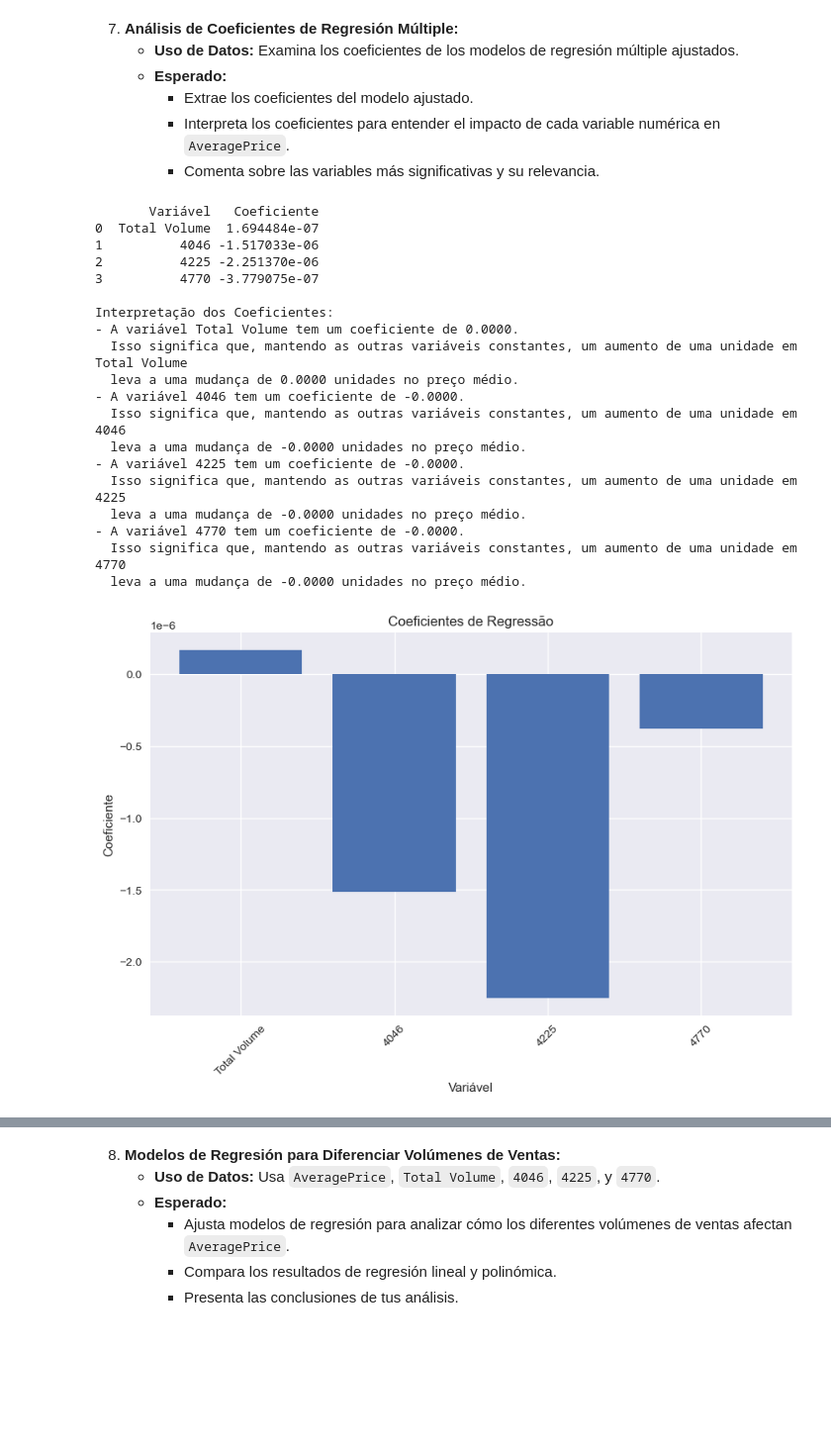
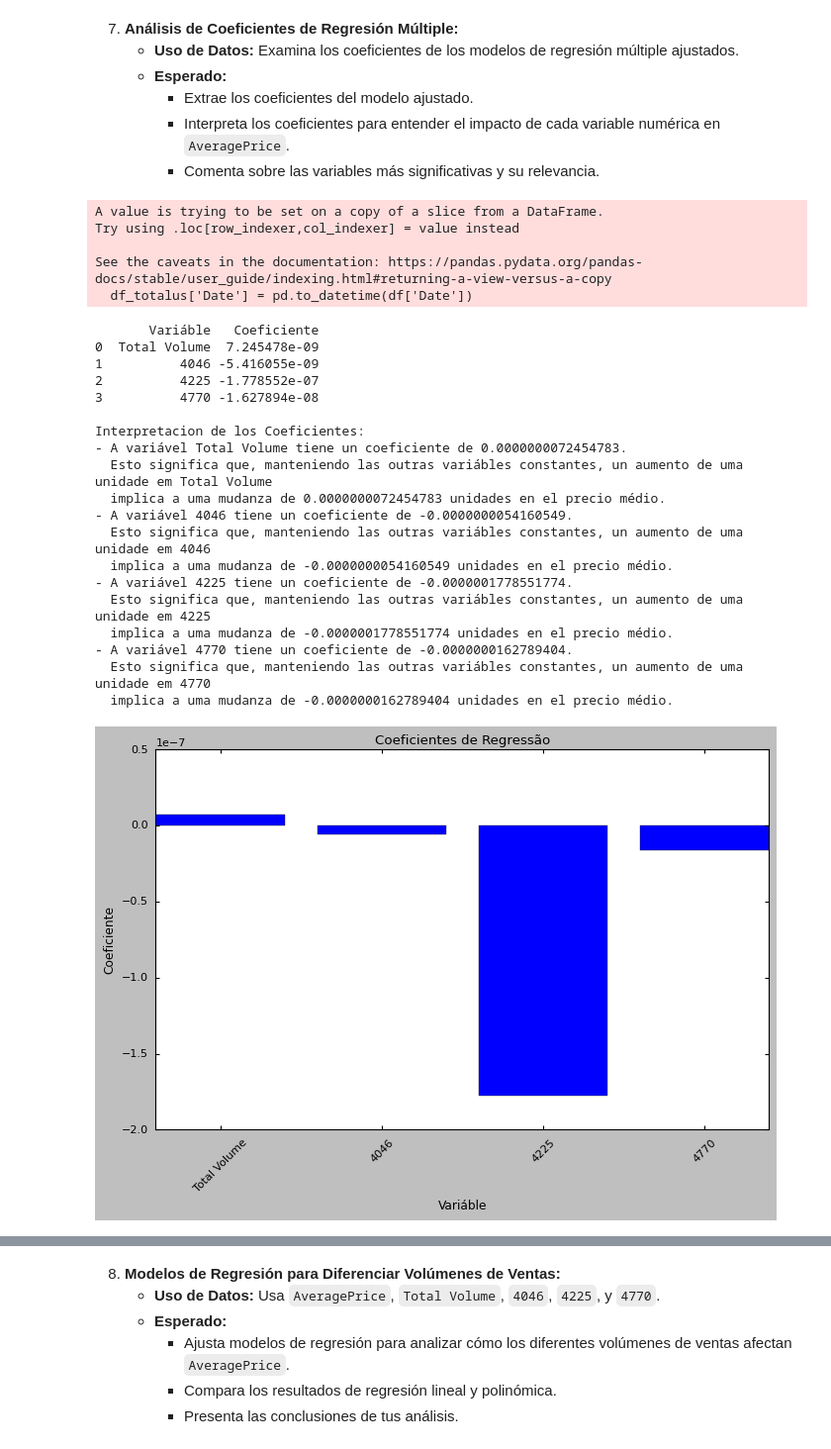
Before and after one commit to Julix4/avocado_project, a Jupyter notebook: 5. Análisis de Correlación y Regresión.ipynb, the cells around one changed output, grey strips where cells are left out. Shown at 99% size. Saved outputs shown, nothing was run; the diff lists cells and outputs as text; code cells hidden in the pictures; blank space fills up the shorter version.

Commit message:
adicionado interpretaciones adicionales
adicionado interpretaciones adicionales
alterado el EDA de seabon para seaborn-v0_8-notebook

```diff
--- a/5. Análisis de Correlación y Regresión.ipynb
+++ b/5. Análisis de Correlación y Regresión.ipynb
@@ -366,62 +357,67 @@ RMSE: 0.1500101467359505
      - Comenta sobre las variables más significativas y su relevancia.
 # %%
 # Pré-processamento dos dados (exemplo simplificado)
-df['Date'] = pd.to_datetime(df['Date'])
-df_anual = df.groupby(pd.Grouper(key='Date', freq='Y')).agg({'AveragePrice': 'mean', 'Total Volume': 'mean', '4046': 'mean', '4225': 'mean', '4770': 'mean'}).reset_index()
+df_totalus['Date'] = pd.to_datetime(df['Date'])
+df_anual = df_totalus.groupby(pd.Grouper(key='Date', freq='Y')).agg({'AveragePrice': 'mean', 'Total Volume': 'mean', '4046': 'mean', '4225': 'mean', '4770': 'mean'}).reset_index()
 
 # Selecionando as features e o target
 X = df_anual[['Total Volume', '4046', '4225', '4770']]  # Features
 y = df_anual['AveragePrice']  # Target
 
 # Dividindo os dados em treino e teste
 X_train, X_test, y_train, y_test = train_test_split(X, y, test_size=0.2, random_state=42)
 
 
 # Criando e treinando o modelo de regressão linear múltipla
 model = LinearRegression()
 model.fit(X_train, y_train)
 
 # Obtendo os coeficientes
 coefficients = model.coef_
 intercept = model.intercept_
 
 # Criando um DataFrame para visualizar os coeficientes
-coef_df = pd.DataFrame({'Variável': X.columns, 'Coeficiente': coefficients})
+coef_df = pd.DataFrame({'Variáble': X.columns, 'Coeficiente': coefficients})
 print(coef_df)
 
 # Interpretando os coeficientes
-print("\nInterpretação dos Coeficientes:")
+print("\nInterpretacion de los Coeficientes:")
 for i in range(len(coef_df)):
-    print(f"- A variável {coef_df.iloc[i]['Variável']} tem um coeficiente de {coef_df.iloc[i]['Coeficiente']:.4f}.")
-    print(f"  Isso significa que, mantendo as outras variáveis constantes, um aumento de uma unidade em {coef_df.iloc[i]['Variável']} ")
-    print(f"  leva a uma mudança de {coef_df.iloc[i]['Coeficiente']:.4f} unidades no preço médio.")
+    print(f"- A variável {coef_df.iloc[i]['Variáble']} tiene un coeficiente de {coef_df.iloc[i]['Coeficiente']:.2f}.")
+    print(f"  Esto significa que, manteniendo las outras variábles constantes, un aumento de uma unidade em {coef_df.iloc[i]['Variáble']} ")
+    print(f"  implica a uma mudanza de {coef_df.iloc[i]['Coeficiente']:.2f} unidades en el precio médio.")
 
 # Visualizando os coeficientes
 plt.figure(figsize=(10, 6))
-plt.bar(coef_df['Variável'], coef_df['Coeficiente'])
-plt.xlabel('Variável')
+plt.bar(coef_df['Variáble'], coef_df['Coeficiente'])
+plt.xlabel('Variáble')
 plt.ylabel('Coeficiente')
 plt.title('Coeficientes de Regressão')
 plt.xticks(rotation=45)
 plt.show()
 # %% [output]
-       Variável   Coeficiente
-0  Total Volume  1.694484e-07
-1          4046 -1.517033e-06
-2          4225 -2.251370e-06
-3          4770 -3.779075e-07
+A value is trying to be set on a copy of a slice from a DataFrame.
+Try using .loc[row_indexer,col_indexer] = value instead
 
-Interpretação dos Coeficientes:
-- A variável Total Volume tem um coeficiente de 0.0000.
-  Isso significa que, mantendo as outras variáveis constantes, um aumento de uma unidade em Total Volume
-  leva a uma mudança de 0.0000 unidades no preço médio.
-- A variável 4046 tem um coeficiente de -0.0000.
-  Isso significa que, mantendo as outras variáveis constantes, um aumento de uma unidade em 4046
-  leva a uma mudança de -0.0000 unidades no preço médio.
-- A variável 4225 tem um coeficiente de -0.0000.
-  Isso significa que, mantendo as outras variáveis constantes, um aumento de uma unidade em 4225
-  leva a uma mudança de -0.0000 unidades no preço médio.
-- A variável 4770 tem um coeficiente de -0.0000.
-  Isso significa que, mantendo as outras variáveis constantes, um aumento de uma unidade em 4770
-  leva a uma mudança de -0.0000 unidades no preço médio.
+See the caveats in the documentation: https://pandas.pydata.org/pandas-docs/stable/user_guide/indexing.html#returning-a-view-versus-a-copy
+  df_totalus['Date'] = pd.to_datetime(df['Date'])
+       Variáble   Coeficiente
+0  Total Volume  7.245478e-09
+1          4046 -5.416055e-09
+2          4225 -1.778552e-07
+3          4770 -1.627894e-08
+
+Interpretacion de los Coeficientes:
+- A variável Total Volume tiene un coeficiente de 0.0000000072454783.
+  Esto significa que, manteniendo las outras variábles constantes, un aumento de uma unidade em Total Volume
+  implica a uma mudanza de 0.0000000072454783 unidades en el precio médio.
+- A variável 4046 tiene un coeficiente de -0.0000000054160549.
+  Esto significa que, manteniendo las outras variábles constantes, un aumento de uma unidade em 4046
+  implica a uma mudanza de -0.0000000054160549 unidades en el precio médio.
+- A variável 4225 tiene un coeficiente de -0.0000001778551774.
+  Esto significa que, manteniendo las outras variábles constantes, un aumento de uma unidade em 4225
+  implica a uma mudanza de -0.0000001778551774 unidades en el precio médio.
+- A variável 4770 tiene un coeficiente de -0.0000000162789404.
+  Esto significa que, manteniendo las outras variábles constantes, un aumento de uma unidade em 4770
+  implica a uma mudanza de -0.0000000162789404 unidades en el precio médio.
-[figure, old version]
+[figure, new version]
```
Also changed, not shown: parts of 8 cells of this notebook, 1 other file.
